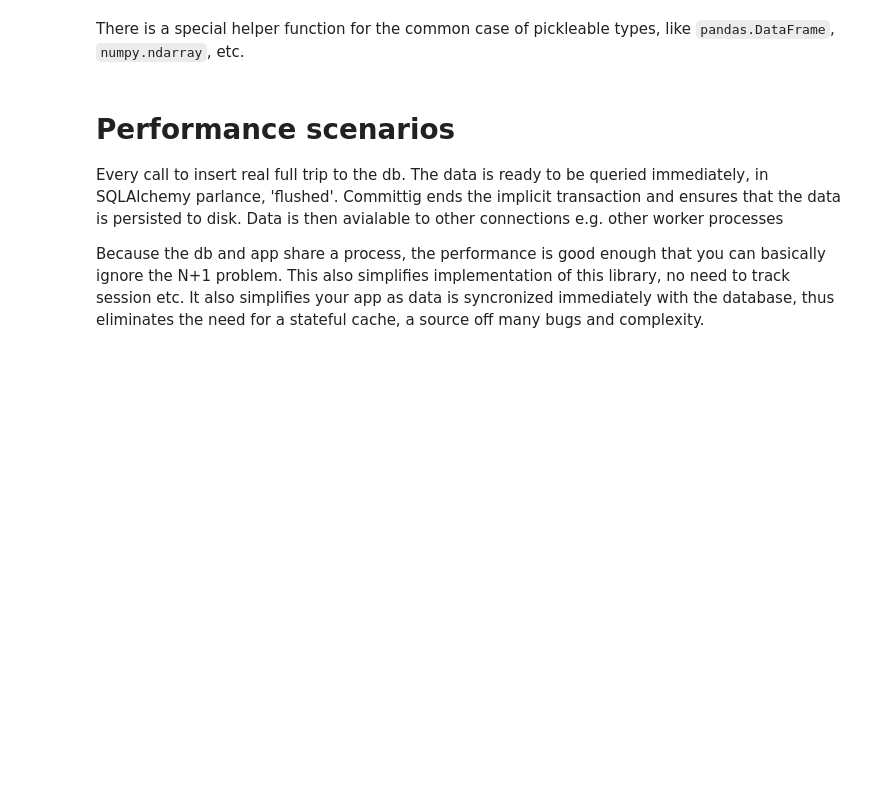
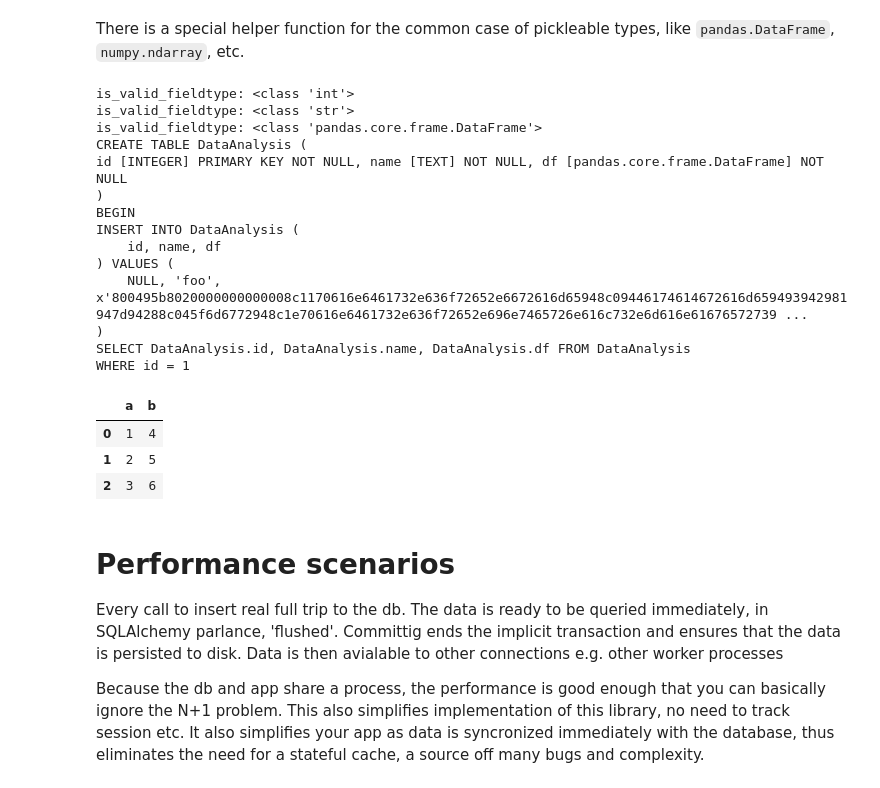
Before and after one commit to y2kbugger/tuplesaver, a Jupyter notebook: example.ipynb, the cells around one changed output. Cells and saved outputs as stored; diff of their text form; code cells hidden in the pictures; blank space fills up the shorter version.

Commit message:
wip conversion to Roww

```diff
--- a/example.ipynb
+++ b/example.ipynb
@@ -369,20 +617,39 @@ There is a special helper function for the common case of pickleable types, like
 # %%
 import pandas as pd
 
 from tuplesaver.adaptconvert import register_pickleable_adapt_convert
 
-class DataAnalysis(NamedTuple):
+class DataAnalysis(Roww):
     id: int | None
     name: str
     df: pd.DataFrame
 
 register_pickleable_adapt_convert(pd.DataFrame)
 engine.ensure_table_created(DataAnalysis)
 
 df = pd.DataFrame({"a": [1, 2, 3], "b": [4, 5, 6]})
 row = engine.save(DataAnalysis(None, "foo", df))
 
 engine.find(DataAnalysis, row.id).df
+# %% [output]
+is_valid_fieldtype: <class 'int'>
+is_valid_fieldtype: <class 'str'>
+is_valid_fieldtype: <class 'pandas.core.frame.DataFrame'>
+CREATE TABLE DataAnalysis (
+id [INTEGER] PRIMARY KEY NOT NULL, name [TEXT] NOT NULL, df [pandas.core.frame.DataFrame] NOT NULL
+)
+BEGIN
+INSERT INTO DataAnalysis (
+    id, name, df
+) VALUES (
+    NULL, 'foo', x'800495b8020000000000008c1170616e6461732e636f72652e6672616d65948c09446174614672616d659493942981947d94288c045f6d6772948c1e70616e6461732e636f72652e696e7465726e616c732e6d616e61676572739 ...
+)
+SELECT DataAnalysis.id, DataAnalysis.name, DataAnalysis.df FROM DataAnalysis
+WHERE id = 1
+|  | a | b |
+| 0 | 1 | 4 |
+| 1 | 2 | 5 |
+| 2 | 3 | 6 |
 # %% [markdown]
 # Performance scenarios
 Every call to insert real full trip to the db. The data is ready to be queried immediately, in SQLAlchemy parlance, 'flushed'. Committig ends the implicit transaction and ensures that the data is persisted to disk. Data is then avialable to other connections e.g. other worker processes
```
Also changed, not shown: parts of 38 cells of this notebook, 16 other files.
